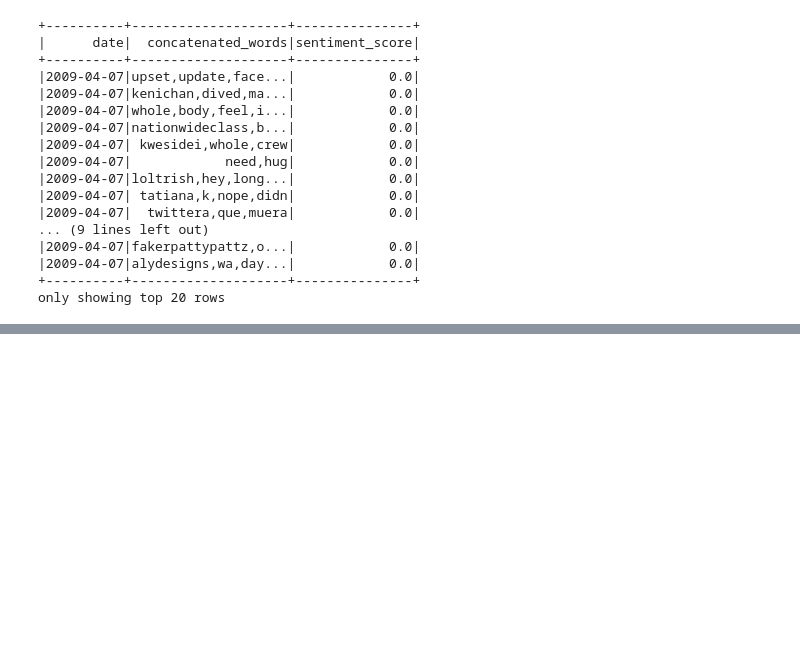
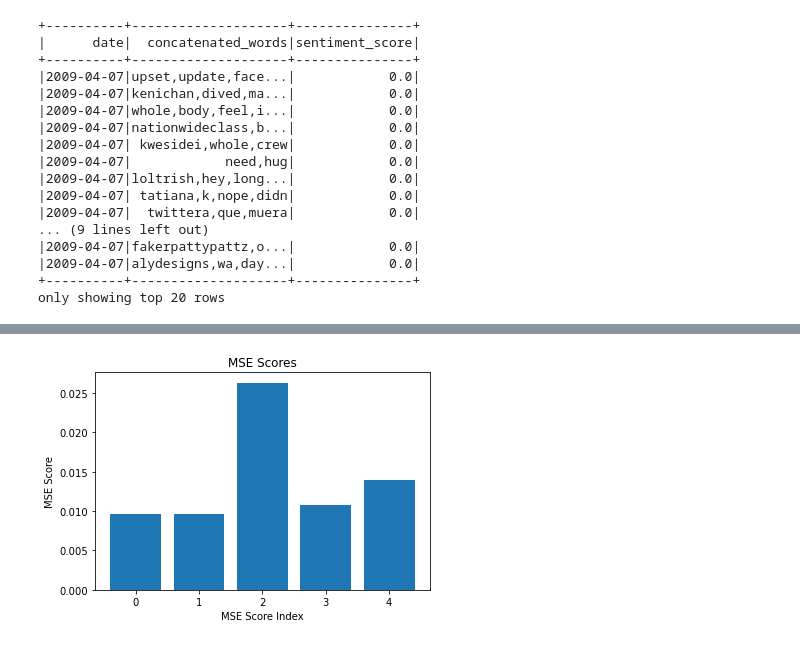
Before and after one commit to kgntmr/Sentiment-Time-Series-Analysis-with-Hive-MySQL-MongoDB-Benchmarking-NLP-and-Interpolation-Using-, a Jupyter notebook: ProjectTweets.ipynb, the cells around one changed output, grey strips where cells are left out. Cells and saved outputs as stored; diff of their text form; code cells hidden in the pictures; blank space fills up the shorter version.

```diff
--- a/ProjectTweets.ipynb
+++ b/ProjectTweets.ipynb
@@ -865,0 +876,9 @@ daily_sentiment_1 = daily_sentiment_1.withColumn("knn_mean", coalesce(
+# %%
+# Extract data for MSE calculation
+interpolation_3 = daily_sentiment_1.select("avg_sentiment_score", "quadratic_fill")
+
+# Calculate the differences and MSE
+differences_3 = interpolation_3.withColumn("difference", (col("avg_sentiment_score") - col("quadratic_fill").cast("double")) ** 2)
+mse_score_3 = differences_3.agg({"difference": "mean"}).collect()[0][0]
+
+print("Mean Squared Error (MSE) Score:", mse_score_3)
@@ -865,0 +895,9 @@ daily_sentiment_1 = daily_sentiment_1.withColumn("knn_mean", coalesce(
+# %%
+# Extract data for MSE calculation
+interpolation_4 = daily_sentiment_1.select("avg_sentiment_score", "knn_mean")
+
+# Calculate the differences and MSE
+differences_4 = interpolation_4.withColumn("difference", (col("avg_sentiment_score") - col("knn_mean").cast("double")) ** 2)
+mse_score_4 = differences_4.agg({"difference": "mean"}).collect()[0][0]
+
+print("Mean Squared Error (MSE) Score:", mse_score_4)
@@ -902,0 +914,9 @@ for method in interpolation_methods:
+# %%
+# Extract data for MSE calculation
+interpolation_5 = daily_sentiment_1.select("avg_sentiment_score", "seasonal_mean")
+
+# Calculate the differences and MSE
+differences_5 = interpolation_5.withColumn("difference", (col("avg_sentiment_score") - col("seasonal_mean").cast("double")) ** 2)
+mse_score_5 = differences_5.agg({"difference": "mean"}).collect()[0][0]
+
+print("Mean Squared Error (MSE) Score:", mse_score_5)
@@ -902,0 +958,16 @@ for method in interpolation_methods:
+# %%
+# Assuming you have mse_score values in these variables
+mse_scores = [mse_score_1, mse_score_2, mse_score_3, mse_score_4, mse_score_5]
+
+# Filter the mse_scores that are between 0.0 and 0.5
+filtered_mse_scores = [score for score in mse_scores if 0.0 <= score <= 0.5]
+
+# Create a bar chart
+plt.bar(range(len(filtered_mse_scores)), filtered_mse_scores)
+plt.xlabel("MSE Score Index")
+plt.ylabel("MSE Score")
+plt.title("MSE Scores")
+plt.xticks(range(len(filtered_mse_scores)))
+plt.show()
+# %% [output]
+[figure, added]
```
Also changed, not shown: parts of 37 cells of this notebook.
